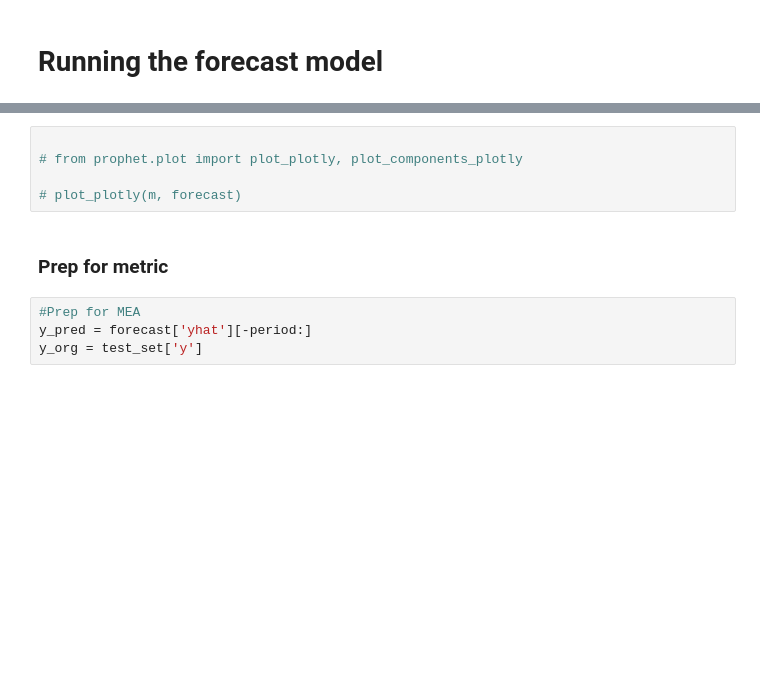
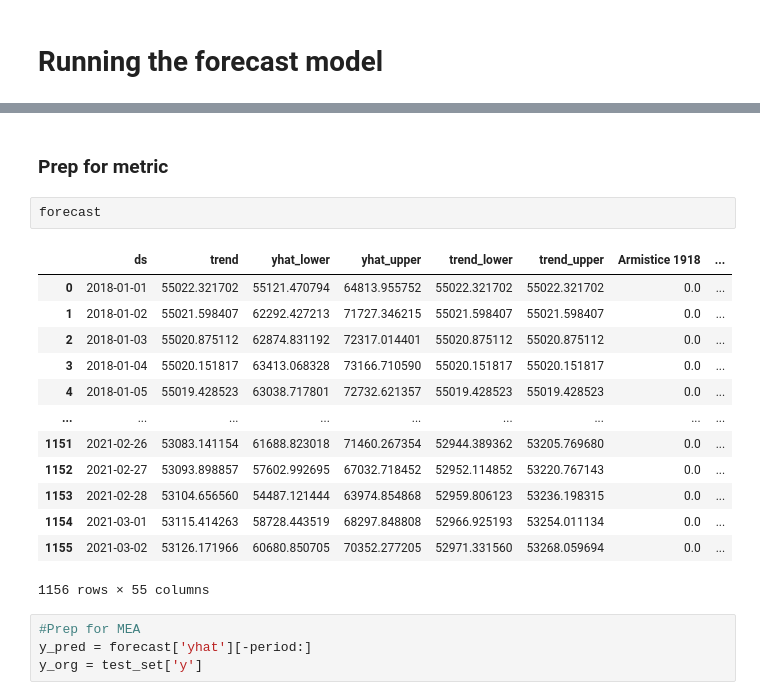
Before and after one commit to snowbalzz/Modeling, a Jupyter notebook: Gen2/Facebook_model.ipynb, the cells around one changed output, grey strips where cells are left out. Cells and saved outputs as stored; diff of their text form; blank space fills up the shorter version.

```diff
--- a/Gen2/Facebook_model.ipynb
+++ b/Gen2/Facebook_model.ipynb
@@ -138,10 +109,21 @@ Optimization terminated normally:
-# %%
-
-# from prophet.plot import plot_plotly, plot_components_plotly
-
-# plot_plotly(m, forecast)
 # %% [markdown]
 ### Prep for metric
+# %%
+forecast
+# %% [output]
+|  | ds | trend | yhat_lower | yhat_upper | trend_lower | trend_upper | Armistice 1918 | ... |
+| 0 | 2018-01-01 | 55022.321702 | 55121.470794 | 64813.955752 | 55022.321702 | 55022.321702 | 0.0 | ... |
+| 1 | 2018-01-02 | 55021.598407 | 62292.427213 | 71727.346215 | 55021.598407 | 55021.598407 | 0.0 | ... |
+| 2 | 2018-01-03 | 55020.875112 | 62874.831192 | 72317.014401 | 55020.875112 | 55020.875112 | 0.0 | ... |
+| 3 | 2018-01-04 | 55020.151817 | 63413.068328 | 73166.710590 | 55020.151817 | 55020.151817 | 0.0 | ... |
+| 4 | 2018-01-05 | 55019.428523 | 63038.717801 | 72732.621357 | 55019.428523 | 55019.428523 | 0.0 | ... |
+| ... | ... | ... | ... | ... | ... | ... | ... | ... |
+| 1151 | 2021-02-26 | 53083.141154 | 61688.823018 | 71460.267354 | 52944.389362 | 53205.769680 | 0.0 | ... |
+| 1152 | 2021-02-27 | 53093.898857 | 57602.992695 | 67032.718452 | 52952.114852 | 53220.767143 | 0.0 | ... |
+| 1153 | 2021-02-28 | 53104.656560 | 54487.121444 | 63974.854868 | 52959.806123 | 53236.198315 | 0.0 | ... |
+| 1154 | 2021-03-01 | 53115.414263 | 58728.443519 | 68297.848808 | 52966.925193 | 53254.011134 | 0.0 | ... |
+| 1155 | 2021-03-02 | 53126.171966 | 60680.850705 | 70352.277205 | 52971.331560 | 53268.059694 | 0.0 | ... |
+1156 rows × 55 columns
 # %%
 #Prep for MEA
 y_pred = forecast['yhat'][-period:]
```
Also changed, not shown: parts of 11 cells of this notebook, 1 other file.
